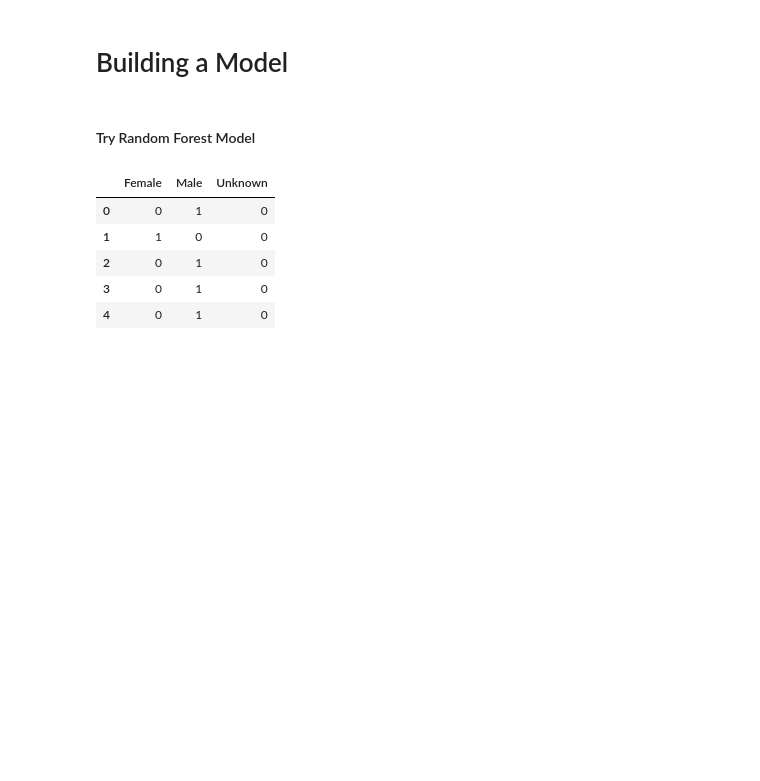
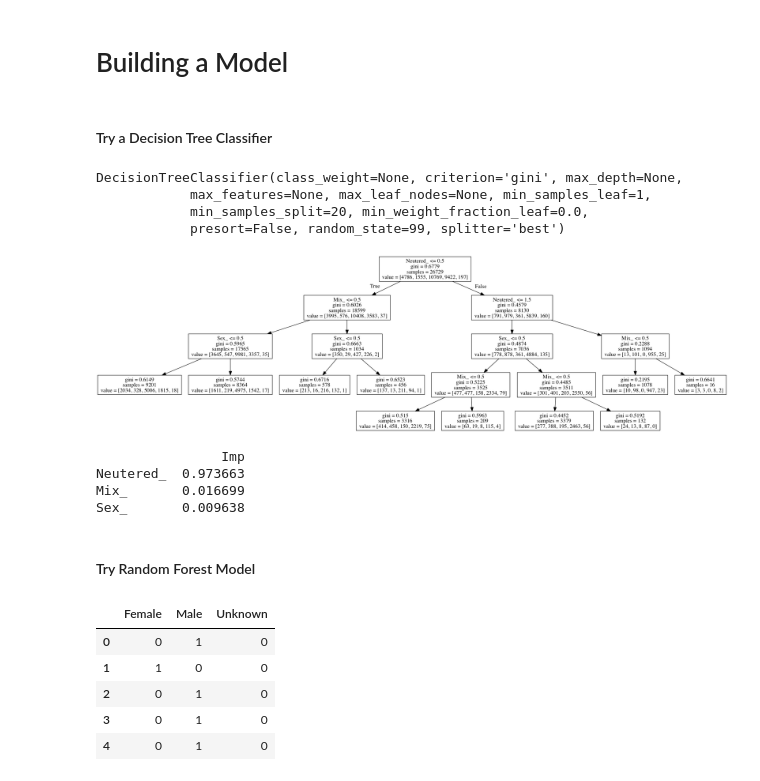
Before and after one commit to tsizzle/animal_shelter_kaggle, a Jupyter notebook: animal_tsizzle.ipynb, the cells around one changed output. Cells and saved outputs as stored; diff of their text form; code cells hidden in the pictures; blank space fills up the shorter version.

Commit message:
got visual dtree

```diff
--- a/animal_tsizzle.ipynb
+++ b/animal_tsizzle.ipynb
@@ -252,2 +385,4 @@ print(len(_validation_df))
 # %% [markdown]
 # Building a Model
+# %% [markdown]
+#### Try a Decision Tree Classifier
@@ -253,0 +399,10 @@ print(len(_validation_df))
+# %%
+y = ecode_animals["OutcomeType_"]
+X = ecode_animals[features]
+dt = DecisionTreeClassifier(min_samples_split=20, random_state=99)
+dt.fit(X, y)
+# %% [output]
+DecisionTreeClassifier(class_weight=None, criterion='gini', max_depth=None,
+            max_features=None, max_leaf_nodes=None, min_samples_leaf=1,
+            min_samples_split=20, min_weight_fraction_leaf=0.0,
+            presort=False, random_state=99, splitter='best')
@@ -254,3 +432,16 @@ print(len(_validation_df))
+# %%
+from IPython.display import Image
+Image("dt.png", unconfined=False)
+# %% [output]
+[figure, added]
+# %%
+# PRINT OUT VARIABLE IMPORTANCE
+print(DataFrame(dt.feature_importances_, columns = ["Imp"], index = X.columns).sort_values(['Imp'], ascending = False))
+# %% [output]
+                Imp
+Neutered_  0.973663
+Mix_       0.016699
+Sex_       0.009638
 # %% [markdown]
 #### Try Random Forest Model
 # %%
```
Also changed, not shown: parts of 30 cells of this notebook, 2 other files.
